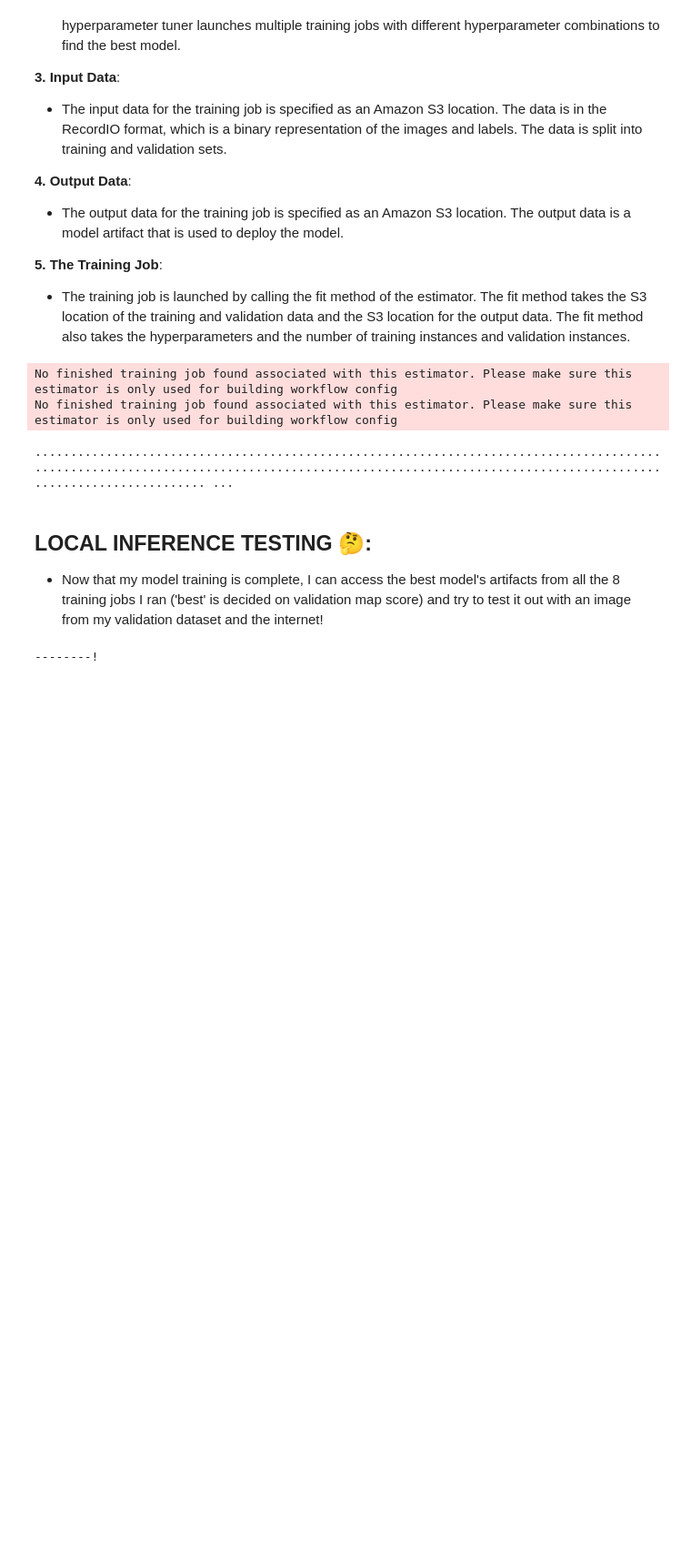
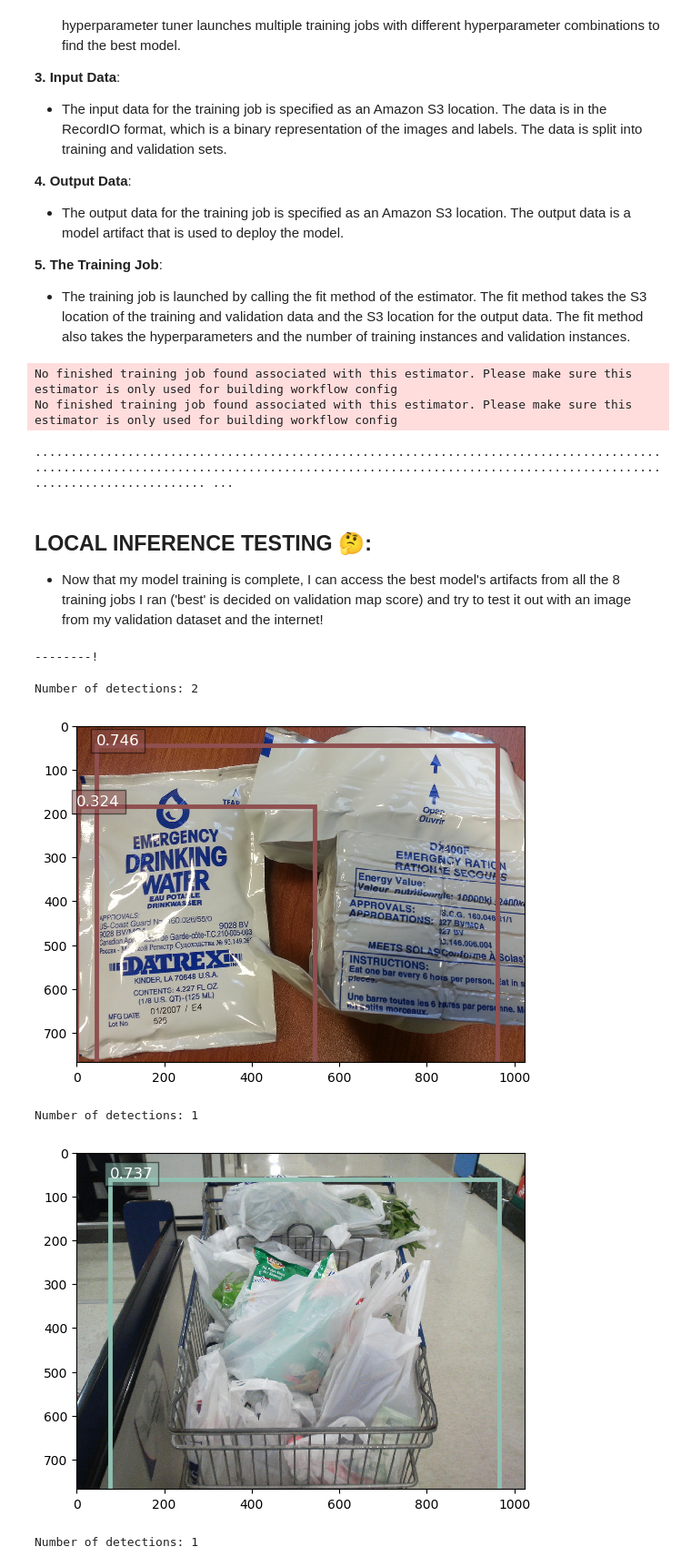
Before and after one commit to akkik04/GreenGuardian, a Jupyter notebook: GreenGuardian-main.ipynb, the cells around one changed output. Shown at 91% size. Saved outputs shown, nothing was run; the diff lists cells and outputs as text; code cells hidden in the pictures; blank space fills up the shorter version.

Commit message:
Local inferencing with the model endpoint

```diff
--- a/GreenGuardian-main.ipynb
+++ b/GreenGuardian-main.ipynb
@@ -720,3 +722,57 @@ deployment = model.deploy(
 )
 # %% [output]
 --------!
+# %%
+def create_runtime_client():
+    return boto3.client(service_name="runtime.sagemaker")
+
+def visualize_detection(img_file, dets, thresh=0.6):
+    img = mpimg.imread(img_file)
+    plt.imshow(img)
+    width, height = img.shape[1], img.shape[0]
+    colors = {}
+    num_detections = 0
+
+    for klass, score, x0, y0, x1, y1 in dets:
+        if score < thresh:
+            continue
+        num_detections += 1
+        cls_id = int(klass)
+
+        if cls_id not in colors:
+            colors[cls_id] = (random.random(), random.random(), random.random())
+
+        xmin, ymin, xmax, ymax = map(lambda x: int(x * width) if x < 1 else int(x), (x0, y0, x1, y1))
+        rect = plt.Rectangle((xmin, ymin), xmax - xmin, ymax - ymin, fill=False, edgecolor=colors[cls_id], linewidth=3.5)
+        plt.gca().add_patch(rect)
+        plt.gca().text(xmin, ymin - 2, "{:.3f}".format(score), bbox=dict(facecolor=colors[cls_id], alpha=0.5), fontsize=12, color="white")
+
+    print("Number of detections: " + str(num_detections))
+    plt.show()
+
+def show_plastic_prediction(filename, ep, thresh=0.3):
+    with open(filename, "rb") as image:
+        b = bytearray(image.read())
+
+    runtime = create_runtime_client()
+    endpoint_response = runtime.invoke_endpoint(EndpointName=ep, ContentType="image/jpeg", Body=b)
+    results = endpoint_response["Body"].read()
+    detections = json.loads(results)
+
+    visualize_detection(filename, detections['prediction'], thresh)
+
+# List the files in the directory
+image_files = os.listdir('data/validation/data')
+
+# Randomly select num_images_to_show images
+selected_images = random.sample(image_files, 3)
+
+for image_file in selected_images:
+    image_path = os.path.join(image_dir, image_file)
+    show_plastic_prediction(image_path, 'GreenGuardian-Detects-Plastic')
+# %% [output]
+Number of detections: 2
+[figure, added]
+Number of detections: 1
+[figure, added]
+Number of detections: 1
```
Also changed, not shown: parts of 2 cells of this notebook.
